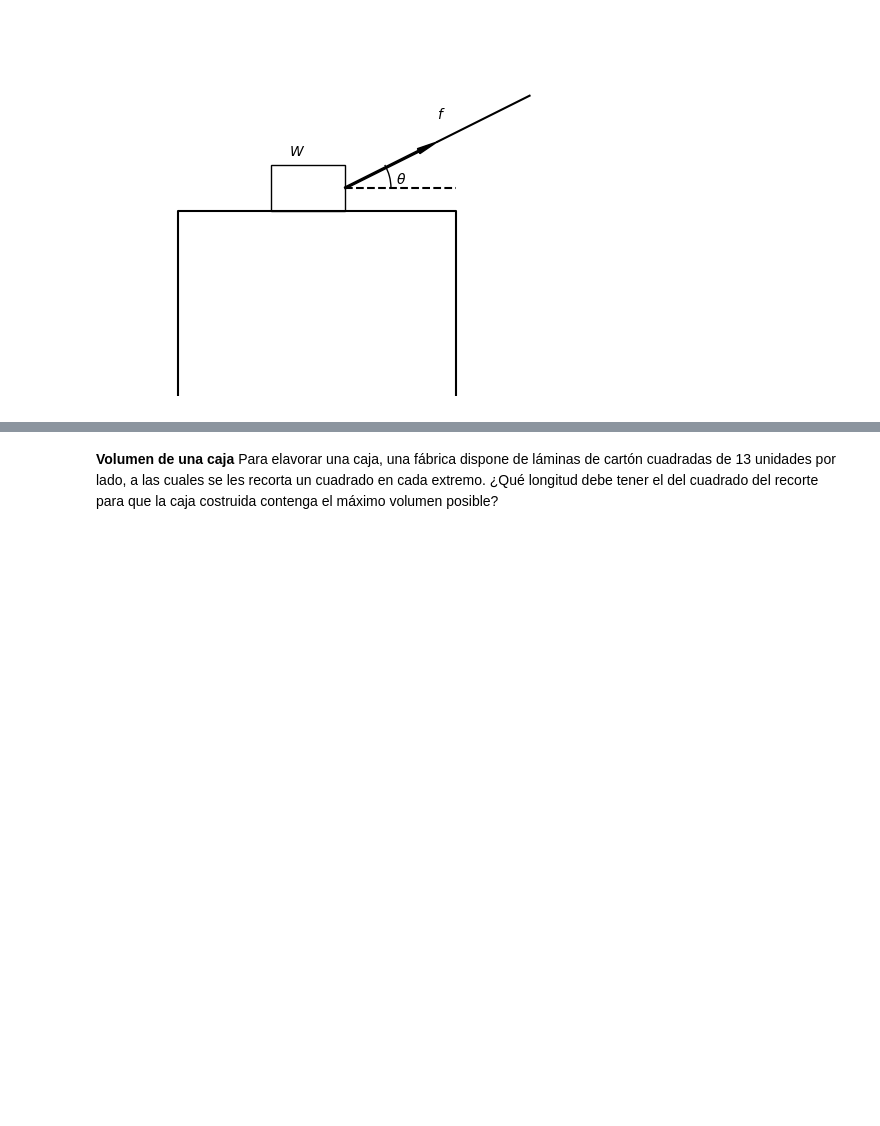
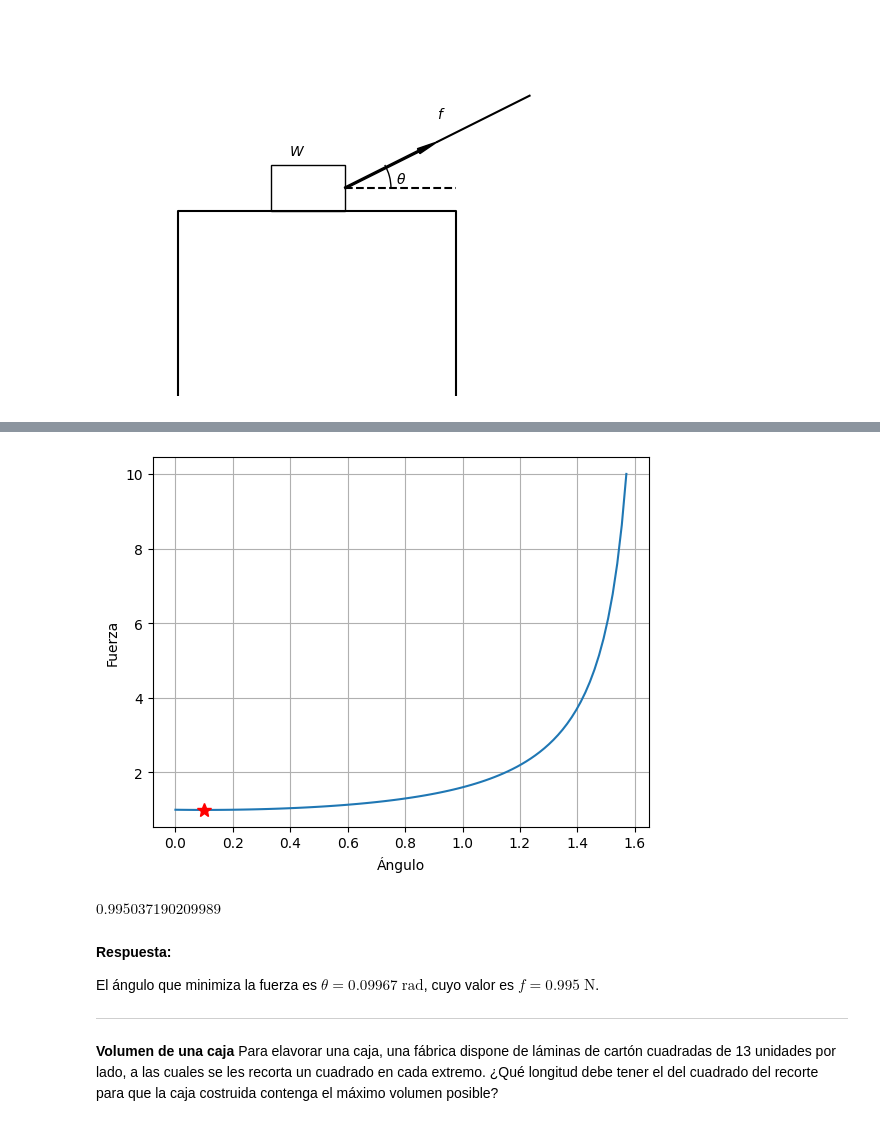
Before and after one commit to ArellanoMCarlos/SimMatO2025, a Jupyter notebook: Módulo 1 - Optimización/SymPy - Funciones escalares.ipynb, the cells around one changed output, grey strips where cells are left out. Cells and saved outputs as stored; diff of their text form; code cells hidden in the pictures; blank space fills up the shorter version.

Commit message:
Problemas de optimización

```diff
--- a/Módulo 1 - Optimización/SymPy - Funciones escalares.ipynb
+++ b/Módulo 1 - Optimización/SymPy - Funciones escalares.ipynb
@@ -509,0 +576,10 @@ plt.show()
+# %%
+# Como el criterio de optimización depende de funciones trigonométricas,
+# definimos a la fuerza 'f' como variable simbólica
+#
+th=sym.var('theta')
+#k=sym.var('k')
+k=0.1
+W=10
+f=k*W/(sym.cos(th)+k*sym.sin(th))
+f
@@ -509,0 +588,4 @@ plt.show()
+# %%
+df=sym.diff(f,th)
+c=sym.solve(df,th)
+c
@@ -510,3 +609,23 @@ plt.show()
+# %%
+th_num=np.linspace(0,np.pi/2,100)
+f_num=sym.lambdify(th,f,'numpy')  # Conversión de la variables simbólica 'f' a una función numérica
+plt.plot(th_num,f_num(th_num))
+plt.plot(c[0],f.subs(th,c[0]),'r*',ms=10)
+plt.ylabel('Fuerza')
+plt.xlabel('Ángulo')
+plt.grid()
+# %% [output]
+[figure, added]
+# %%
+f.subs(th,c[0]) # Fuerza mínima
+# %% [output]
+$\displaystyle 0.995037190209989$
+# %% [markdown]
+**Respuesta:**
+
+El ángulo que minimiza la fuerza es $\theta=0.09967\;\mathrm{rad}$, cuyo valor es $f=0.995\;\mathrm{N}$.
+
+---
 # %% [markdown]
 **Volumen de una caja**  Para elavorar una caja, una fábrica dispone de láminas de cartón cuadradas de 13 unidades por lado, a las cuales se les recorta un cuadrado en cada extremo. ¿Qué longitud debe tener el del cuadrado del recorte para que la caja costruida contenga el máximo volumen posible?
 # %%
```
Also changed, not shown: parts of 17 cells of this notebook.
